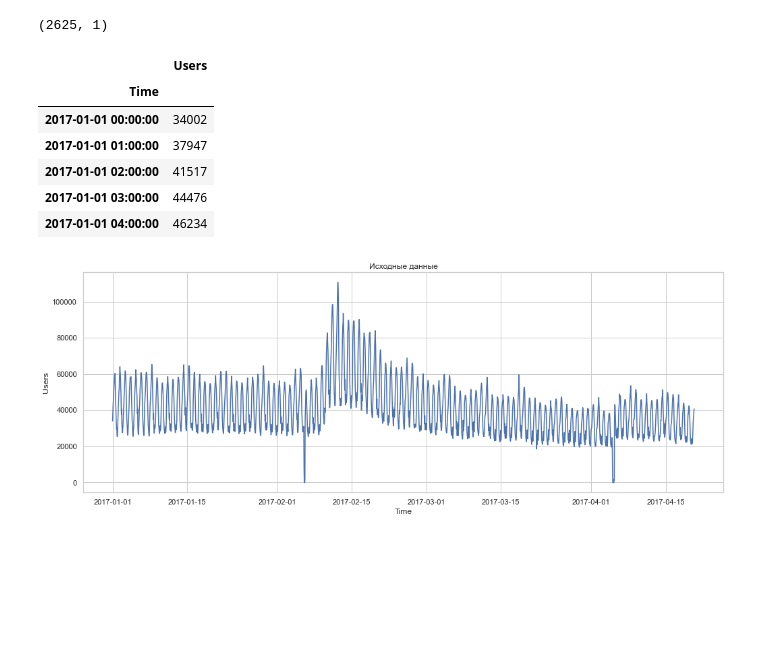
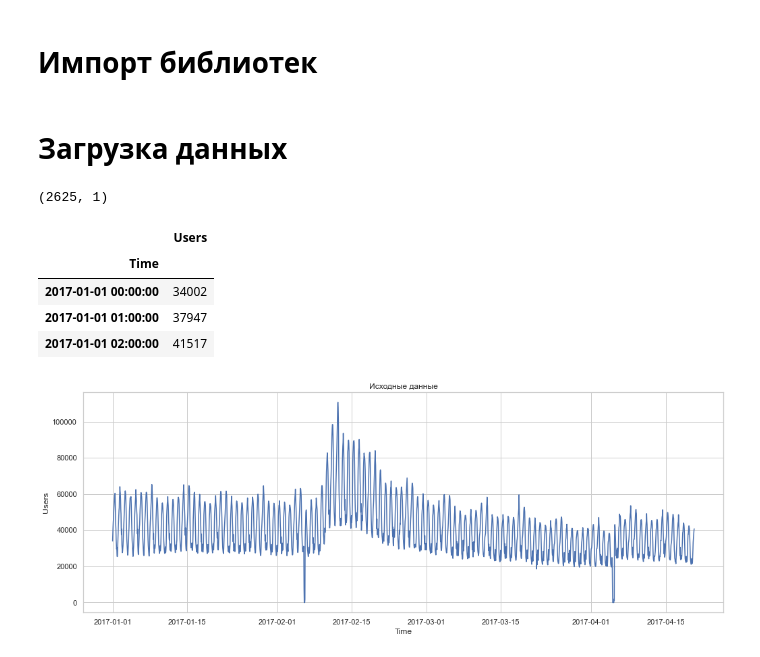
Before and after one commit to slivka83/share, a Jupyter notebook: time_series/ODS.ipynb, the cells around one changed output. Drawn from its saved outputs; the diff is of its cells as text; code cells hidden in the pictures; blank space fills up the shorter version.

```diff
--- a/time_series/ODS.ipynb
+++ b/time_series/ODS.ipynb
@@ -20,6 +20,8 @@ import seaborn as sns
 sns.set(style="darkgrid")
 sns.set(rc={'figure.figsize':(17,6)});
 sns.set(style='whitegrid')
+# %% [markdown]
+# Импорт библиотек
 # %%
 import warnings
 warnings.filterwarnings('ignore')
@@ -34,17 +38,17 @@ sns.set(style='whitegrid')
+# %% [markdown]
+# Загрузка данных
 # %%
 df = pd.read_csv('hour_online.csv', index_col=['Time'], parse_dates=['Time'])
 
 print(df.shape)
-df.head()
+df.head(3)
 # %% [output]
 (2625, 1)
 |  | Users |
 | Time |  |
 | 2017-01-01 00:00:00 | 34002 |
 | 2017-01-01 01:00:00 | 37947 |
 | 2017-01-01 02:00:00 | 41517 |
-| 2017-01-01 03:00:00 | 44476 |
-| 2017-01-01 04:00:00 | 46234 |
 # %%
 sns.lineplot(x=df.index, y='Users', data=df);
 #plt.xticks(rotation=45)
```
Also changed, not shown: parts of 13 cells of this notebook.
